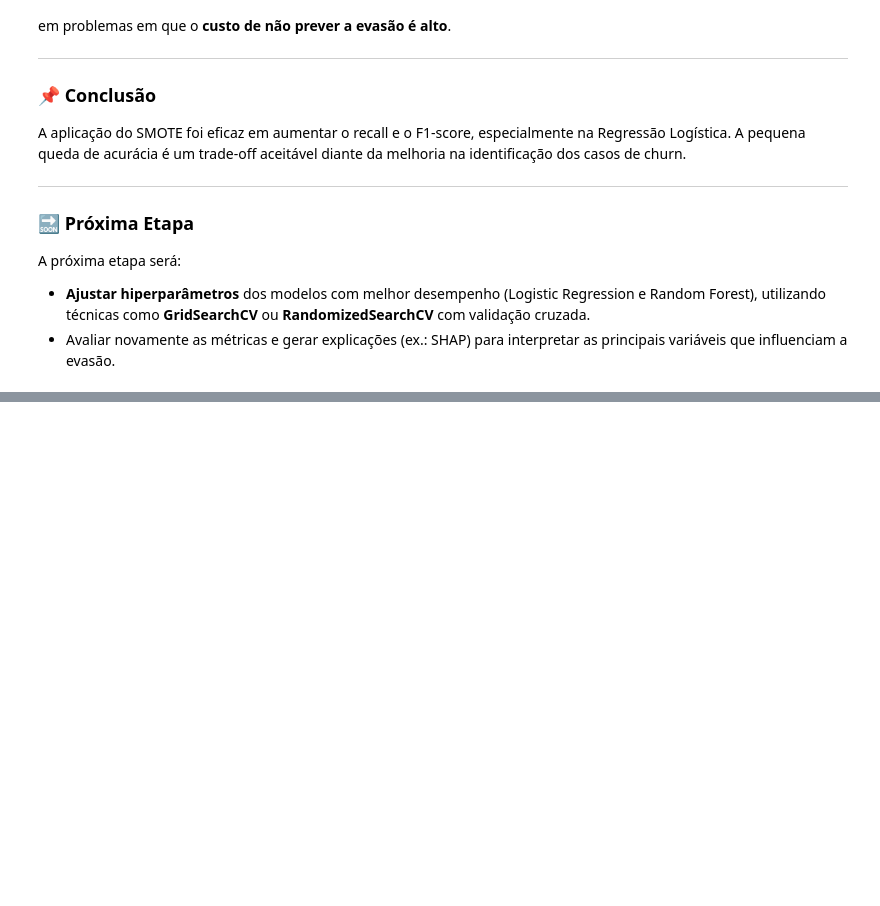
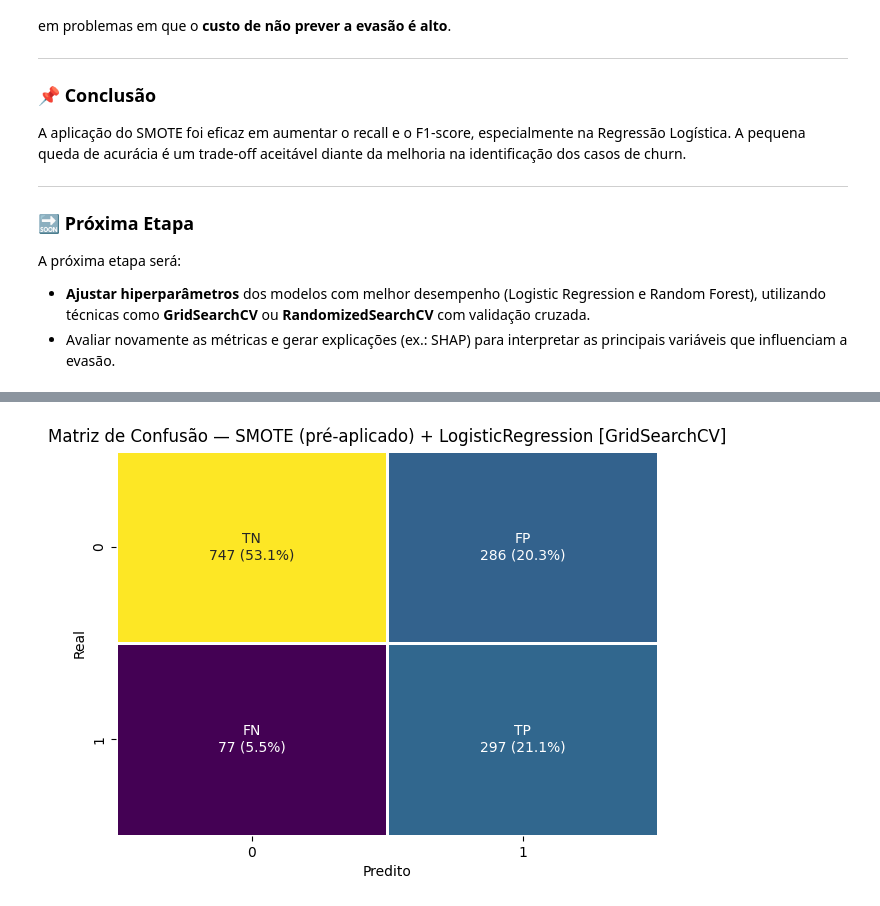
Before and after one commit to igonc/challenge-telecomX_parte2, a Jupyter notebook: TelecomX_BR_Parte2.ipynb, the cells around one changed output, grey strips where cells are left out. Drawn from its saved outputs; the diff is of its cells as text; code cells hidden in the pictures; blank space fills up the shorter version.

Commit message:
feat (Etapa final): Ajuste de hiperparâmetros, análise de overfitting, análise de importância das variáveis, e estratégias de retenção

```diff
--- a/TelecomX_BR_Parte2.ipynb
+++ b/TelecomX_BR_Parte2.ipynb
@@ -961,0 +1012,79 @@ A próxima etapa será:
+# %%
+from sklearn.linear_model import LogisticRegression
+from sklearn.model_selection import GridSearchCV, StratifiedKFold
+from sklearn.metrics import classification_report, confusion_matrix
+import seaborn as sns
+import matplotlib.pyplot as plt
+import numpy as np
+
+# 1. Modelo base
+lr_base = LogisticRegression(random_state=42, max_iter=1000)
+
+# 2. Grade de hiperparâmetros
+param_grid = {
+    "penalty": ["l1", "l2"],
+    "C": [0.01, 0.1, 1, 10, 100],
+    "solver": ["liblinear", "saga"]
+}
+
+# 3. Validação cruzada
+cv_strategy = StratifiedKFold(n_splits=5, shuffle=True, random_state=42)
+
+# 4. GridSearchCV
+grid = GridSearchCV(
+    estimator=lr_base,
+    param_grid=param_grid,
+    scoring="f1",
+    cv=cv_strategy,
+    verbose=1,
+    n_jobs=-1
+)
+
+# 5. Treinamento com SMOTE
+grid.fit(X_train_sm, y_train_sm)
+
+# 6. Resultados do Grid Search
+val_f1_score = grid.best_score_
+print("🔍 Melhor combinação de hiperparâmetros:", grid.best_params_)
+print("🏆 Melhor F1-score (validação cruzada):", val_f1_score)
+
+# 7. Avaliação no conjunto de teste
+y_pred = grid.best_estimator_.predict(X_test_scaled)
+
+print("\n📊 Classification Report (dados de teste):\n")
+print(classification_report(y_test, y_pred, digits=4))
+
+# 8. Matriz de Confusão Estilizada
+cm = confusion_matrix(y_test, y_pred)
+cm_sum = np.sum(cm)
+cm_labels = np.array([["TN", "FP"], ["FN", "TP"]])
+cm_perc = cm / cm_sum * 100
+
+labels = [
+    f"{name}\n{count} ({perc:.1f}%)"
+    for name, count, perc in zip(cm_labels.flatten(), cm.flatten(), cm_perc.flatten())
+]
+labels = np.asarray(labels).reshape(2, 2)
+
+plt.figure(figsize=(7, 5))
+sns.heatmap(cm, annot=labels, fmt="", cmap="viridis", cbar=False, linewidths=1, linecolor='white')
+plt.xlabel("Predito")
+plt.ylabel("Real")
+plt.title("Matriz de Confusão — SMOTE (pré-aplicado) + LogisticRegression [GridSearchCV]")
+plt.show()
+
+# 9. Análise de Overfitting ou Underfitting
+from sklearn.metrics import f1_score
+
+test_f1_score = f1_score(y_test, y_pred)
+print("\n🔍 Comparação de F1-scores:")
+print(f"📈 F1-score (validação cruzada treino): {val_f1_score:.4f}")
+print(f"📉 F1-score (teste): {test_f1_score:.4f}")
+
+if test_f1_score < val_f1_score - 0.05:
+    print("\n⚠️ Indício de OVERFITTING: desempenho no teste é significativamente pior que no treino.")
+elif test_f1_score > val_f1_score + 0.05:
+    print("\n⚠️ Indício incomum (possível UNDERFITTING ou problema na validação cruzada).")
+else:
+    print("\n✅ Modelo com bom equilíbrio entre treino e teste. Sem sinais claros de overfitting ou underfitting.")
+# %% [output]
@@ -961,0 +1105 @@ A próxima etapa será:
+[figure, added]
```
Also changed, not shown: parts of 7 cells of this notebook, 2 other files.
